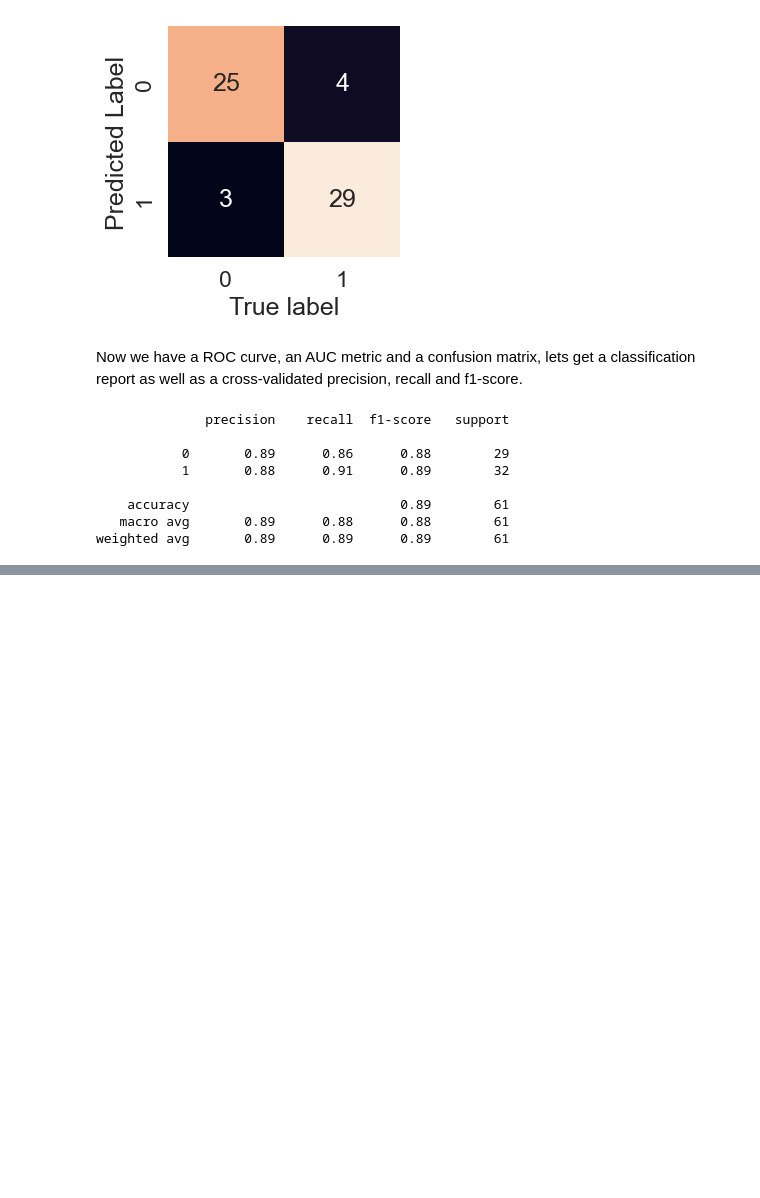
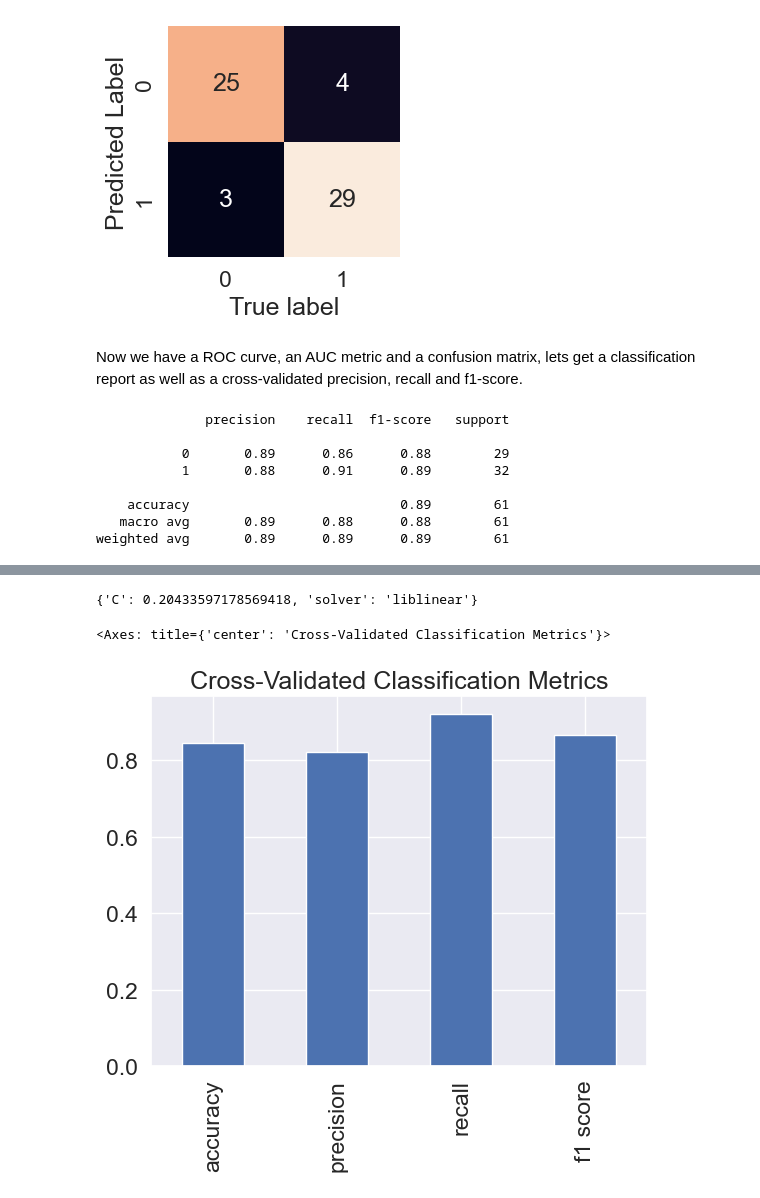
Before and after one commit to othnielche/Heart-Disease-Classification-Model, a Jupyter notebook: end-to-end-heart-disease-classification.ipynb, the cells around one changed output, grey strips where cells are left out. Drawn from its saved outputs; the diff is of its cells as text; code cells hidden in the pictures; blank space fills up the shorter version.

Commit message:
Add cross-validated classification metrics

```diff
--- a/end-to-end-heart-disease-classification.ipynb
+++ b/end-to-end-heart-disease-classification.ipynb
@@ -779,0 +784,6 @@ weighted avg       0.89      0.89      0.89        61
+# %%
+# Check best Hyperparameters
+
+gs_log_reg.best_params_
+# %% [output]
+{'C': 0.20433597178569418, 'solver': 'liblinear'}
@@ -779,0 +794,45 @@ weighted avg       0.89      0.89      0.89        61
+# %%
+evaluation_metrics = {"accuracy": "accuracy",
+                     "precision": "precision",
+                     "recall": "recall",
+                     "f1 score": "f1"}
+
+def cv_evaluate_clf(evaluation_metric, clf, X, y):
+    """
+    Function finds values for each of the scoring metrics
+    - f1
+    - recall
+    - precision
+    - accuracy
+
+    ## Parameters
+    Takes in as parameters:
+    `evaluation_metric`: A dict containing scoring metrics to check for
+    `clf`: The classifier model.
+    `X`: Data without labels
+    `y`: Labels only
+    """
+    cv_metric_df = {}
+    for name, metric in evaluation_metric.items():
+        cv_metric = cross_val_score(clf,
+                                 X,
+                                 y,
+                                 cv=5,
+                                 scoring = metric)
+        cv_metric = np.mean(cv_metric)
+        cv_metric_df[name] = cv_metric
+
+    return cv_metric_df
+# %%
+metrics = cv_evaluate_clf(evaluation_metric=evaluation_metrics,
+                clf=clf,
+                X=X,
+                y=y)
+metrics_df = pd.DataFrame(metrics, index=[0])
+# %%
+# Visualize our cross validated metrics
+metrics_df.T.plot.bar(title="Cross-Validated Classification Metrics",
+                      legend=False)
+# %% [output]
+<Axes: title={'center': 'Cross-Validated Classification Metrics'}>
+[figure, added]
```
Also changed, not shown: parts of 3 cells of this notebook.
